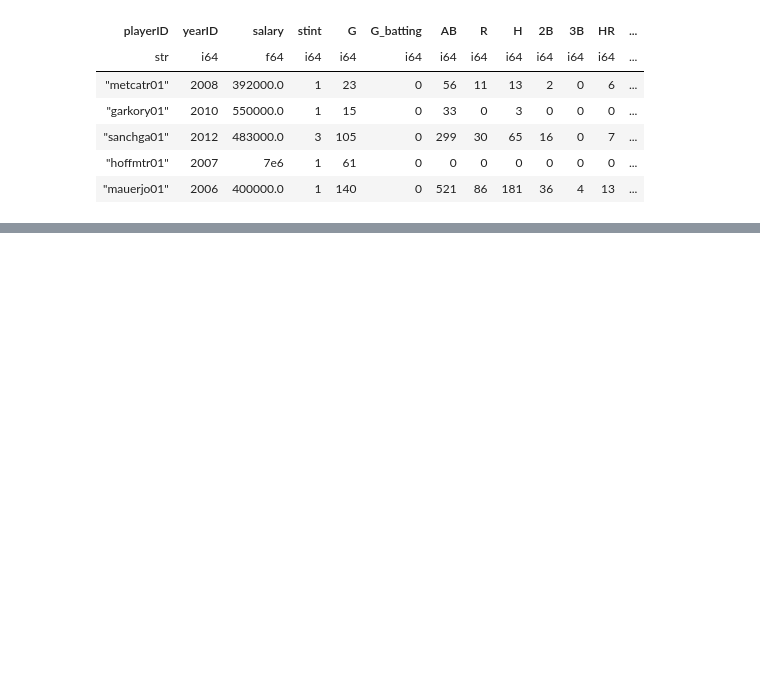
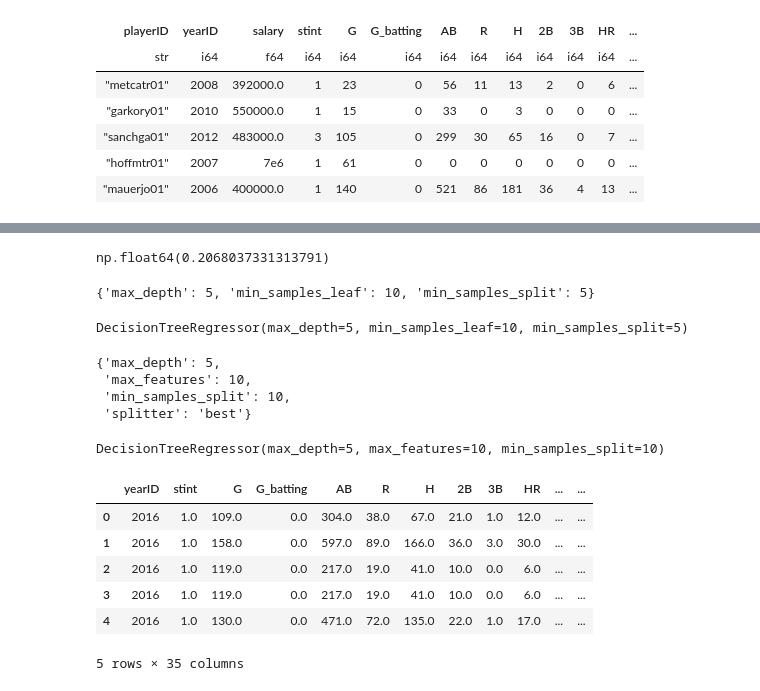
Before and after one commit to ShoSato-047/lab_2.3_ML_Baseballs, a Jupyter notebook: lab_2.3_ML_Baseballs.ipynb, the cells around one changed output, grey strips where cells are left out. Drawn from its saved outputs; the diff is of its cells as text; code cells hidden in the pictures; blank space fills up the shorter version.

```diff
--- a/lab_2.3_ML_Baseballs.ipynb
+++ b/lab_2.3_ML_Baseballs.ipynb
@@ -58,0 +735,38 @@ shape: (5, 38)
+# %%
+dtr_grid_search_2.best_score_
+# %% [output]
+np.float64(0.2068037331313791)
+# %%
+dtr_grid_search.best_params_
+# %% [output]
+{'max_depth': 5, 'min_samples_leaf': 10, 'min_samples_split': 5}
+# %%
+dtr_grid_search.best_estimator_
+# %% [output]
+DecisionTreeRegressor(max_depth=5, min_samples_leaf=10, min_samples_split=5)
+# %%
+dtr_grid_search_2.best_params_
+# %% [output]
+{'max_depth': 5,
+ 'max_features': 10,
+ 'min_samples_split': 10,
+ 'splitter': 'best'}
+# %%
+dtr_grid_search_2.best_estimator_
+# %% [output]
+DecisionTreeRegressor(max_depth=5, max_features=10, min_samples_split=10)
+# %%
+X_test_salaries = (salaries
+                   .filter(pl.col('Training_Validation') == 'Validation')
+                   .drop(['salary','Training_Validation', 'playerID'])
+                   )
+X_test_salaries = X_test_salaries.to_pandas()
+X_test_salaries.head()
+# %% [output]
+|  | yearID | stint | G | G_batting | AB | R | H | 2B | 3B | HR | ... | ... |
+| 0 | 2016 | 1.0 | 109.0 | 0.0 | 304.0 | 38.0 | 67.0 | 21.0 | 1.0 | 12.0 | ... | ... |
+| 1 | 2016 | 1.0 | 158.0 | 0.0 | 597.0 | 89.0 | 166.0 | 36.0 | 3.0 | 30.0 | ... | ... |
+| 2 | 2016 | 1.0 | 119.0 | 0.0 | 217.0 | 19.0 | 41.0 | 10.0 | 0.0 | 6.0 | ... | ... |
+| 3 | 2016 | 1.0 | 119.0 | 0.0 | 217.0 | 19.0 | 41.0 | 10.0 | 0.0 | 6.0 | ... | ... |
+| 4 | 2016 | 1.0 | 130.0 | 0.0 | 471.0 | 72.0 | 135.0 | 22.0 | 1.0 | 17.0 | ... | ... |
+5 rows × 35 columns
```
Also changed, not shown: parts of 102 cells of this notebook.
